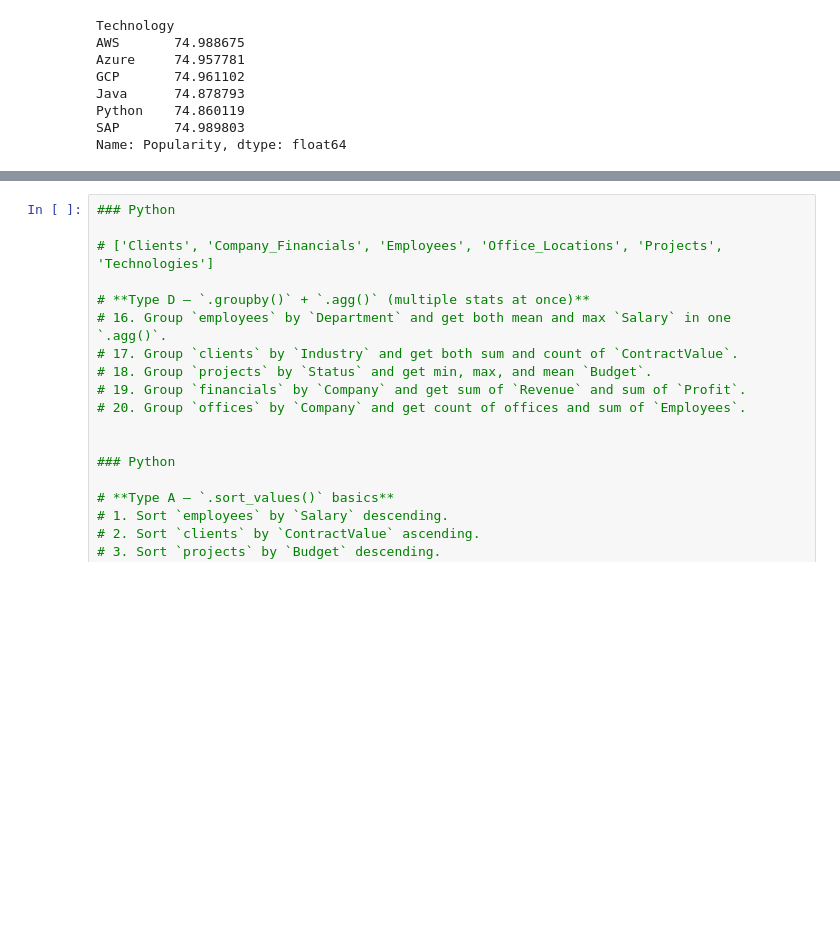
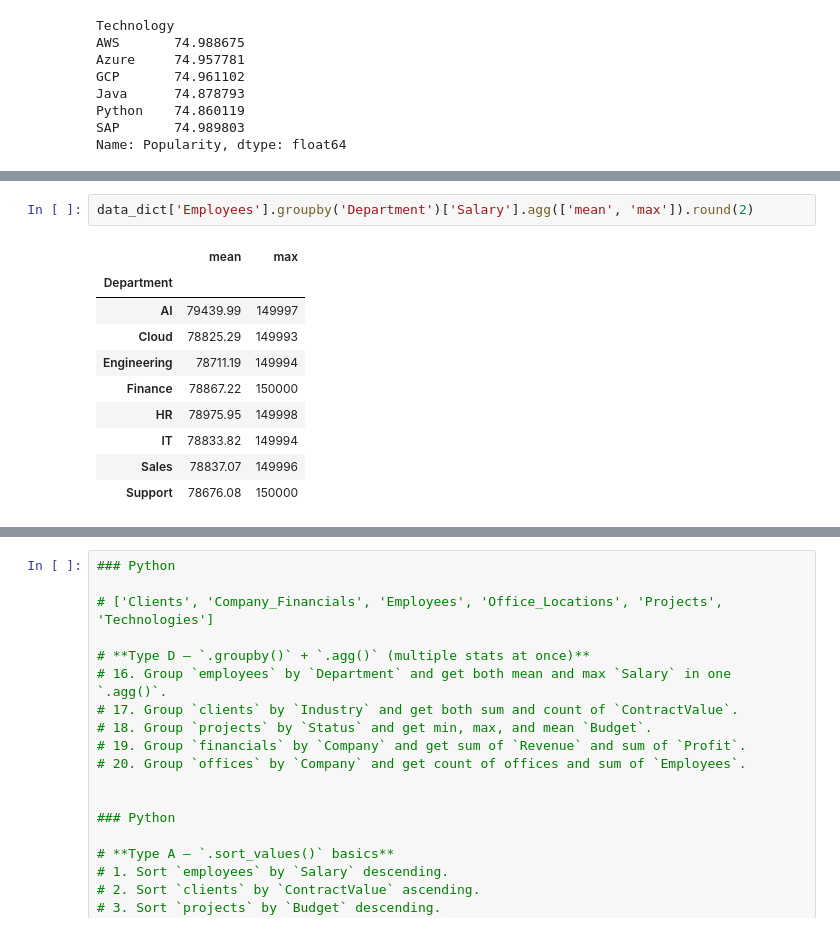
Before and after one commit to shiva3994/Projects, a Jupyter notebook: Python/L_Big4_India.ipynb, the cells around one changed output, grey strips where cells are left out. Drawn from its saved outputs; the diff is of its cells as text; blank space fills up the shorter version.

```diff
--- a/Python/L_Big4_India.ipynb
+++ b/Python/L_Big4_India.ipynb
@@ -733,0 +747,13 @@ Name: Popularity, dtype: float64
+# %%
+data_dict['Employees'].groupby('Department')['Salary'].agg(['mean', 'max']).round(2)
+# %% [output]
+|  | mean | max |
+| Department |  |  |
+| AI | 79439.99 | 149997 |
+| Cloud | 78825.29 | 149993 |
+| Engineering | 78711.19 | 149994 |
+| Finance | 78867.22 | 150000 |
+| HR | 78975.95 | 149998 |
+| IT | 78833.82 | 149994 |
+| Sales | 78837.07 | 149996 |
+| Support | 78676.08 | 150000 |
```
Also changed, not shown: parts of 8 cells of this notebook.
